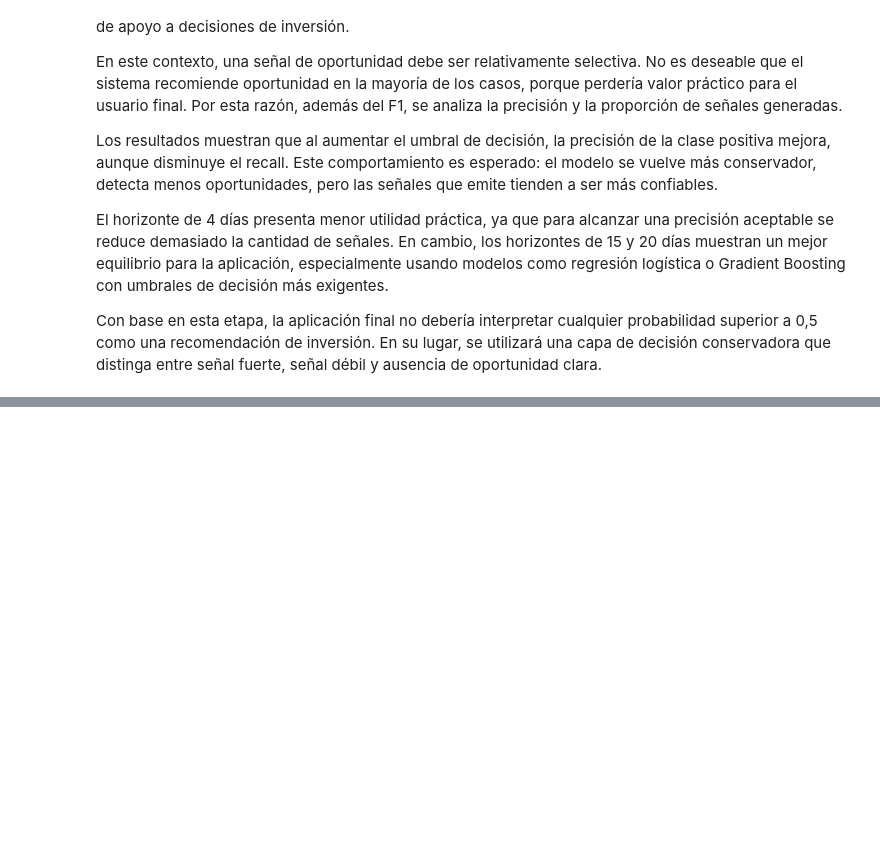
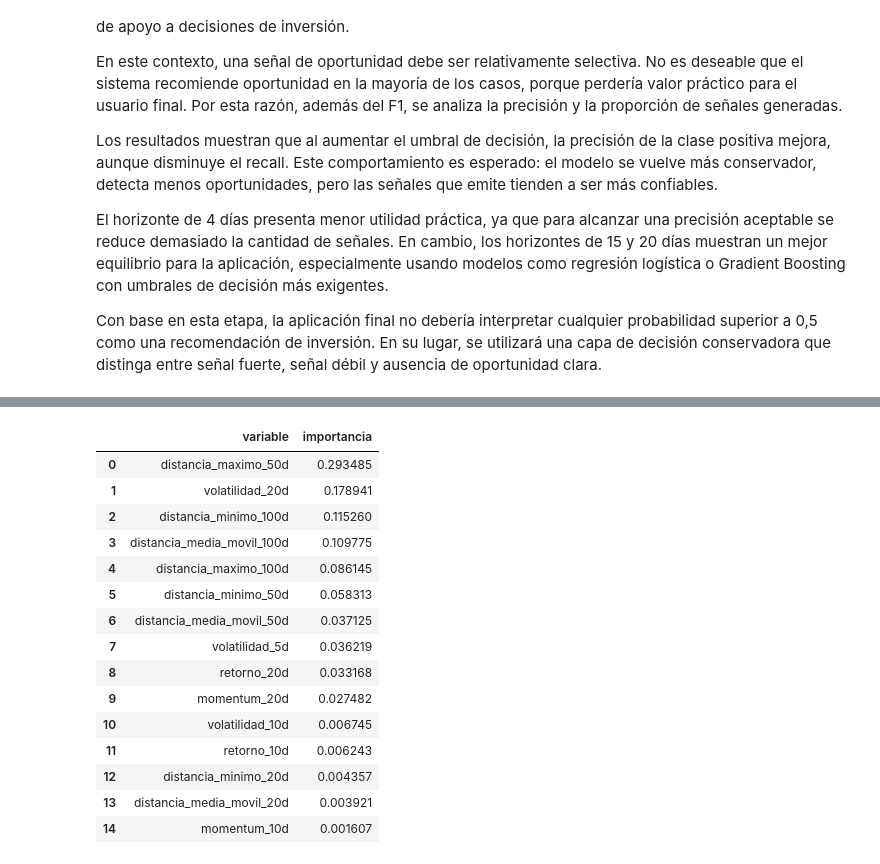
Before and after one commit to OrozcoJacobo/Proyecto_Final_AP, a Jupyter notebook: code/notebooks/01_exploracion_modelo_voo.ipynb, the cells around one changed output, grey strips where cells are left out. Saved outputs shown, nothing was run; the diff lists cells and outputs as text; code cells hidden in the pictures; blank space fills up the shorter version.

```diff
--- a/code/notebooks/modelos.ipynb
+++ b/code/notebooks/01_exploracion_modelo_voo.ipynb
@@ -1779,0 +2341,70 @@ Con base en esta etapa, la aplicación final no debería interpretar cualquier p
+# %%
+def obtener_estimador_base(modelo):
+    """
+    Extrae el estimador base de un modelo o pipeline.
+
+    Args:
+        modelo: Estimador de scikit-learn o Pipeline.
+
+    Returns:
+        Estimador final. Si el modelo es un Pipeline, retorna el paso llamado
+        `modelo`; de lo contrario retorna el estimador original.
+    """
+    if hasattr(modelo, "named_steps") and "modelo" in modelo.named_steps:
+        return modelo.named_steps["modelo"]
+
+    return modelo
+
+
+def obtener_importancia_variables(modelo, columnas_entrada):
+    """
+    Obtiene la importancia de variables para modelos basados en árboles.
+
+    Args:
+        modelo: Modelo entrenado.
+        columnas_entrada: Lista de nombres de variables predictoras.
+
+    Returns:
+        DataFrame con variables e importancia relativa.
+    """
+    estimador_base = obtener_estimador_base(modelo)
+
+    if not hasattr(estimador_base, "feature_importances_"):
+        raise ValueError("El modelo seleccionado no expone feature_importances_.")
+
+    importancia_variables = pd.DataFrame({
+        "variable": columnas_entrada,
+        "importancia": estimador_base.feature_importances_,
+    })
+
+    importancia_variables = importancia_variables.sort_values(
+        "importancia",
+        ascending=False,
+    ).reset_index(drop=True)
+
+    return importancia_variables
+
+
+importancia_modelo_principal = obtener_importancia_variables(
+    modelo=modelo_principal_despliegue,
+    columnas_entrada=columnas_predictoras,
+)
+
+display(importancia_modelo_principal.head(15))
+# %% [output]
+|  | variable | importancia |
+| 0 | distancia_maximo_50d | 0.293485 |
+| 1 | volatilidad_20d | 0.178941 |
+| 2 | distancia_minimo_100d | 0.115260 |
+| 3 | distancia_media_movil_100d | 0.109775 |
+| 4 | distancia_maximo_100d | 0.086145 |
+| 5 | distancia_minimo_50d | 0.058313 |
+| 6 | distancia_media_movil_50d | 0.037125 |
+| 7 | volatilidad_5d | 0.036219 |
+| 8 | retorno_20d | 0.033168 |
+| 9 | momentum_20d | 0.027482 |
+| 10 | volatilidad_10d | 0.006745 |
+| 11 | retorno_10d | 0.006243 |
+| 12 | distancia_minimo_20d | 0.004357 |
+| 13 | distancia_media_movil_20d | 0.003921 |
+| 14 | momentum_10d | 0.001607 |
```
Also changed, not shown: parts of 27 cells of this notebook, 3 other files.
